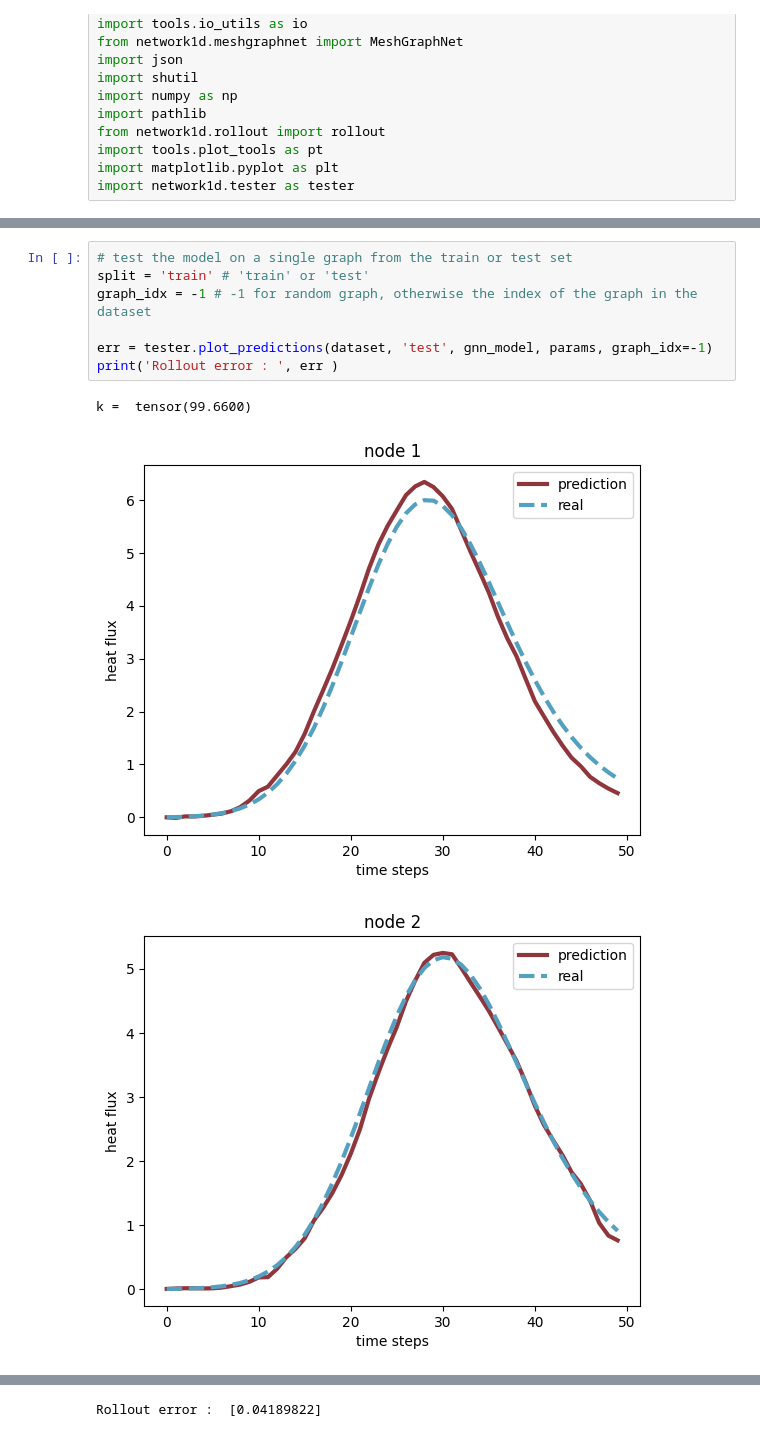
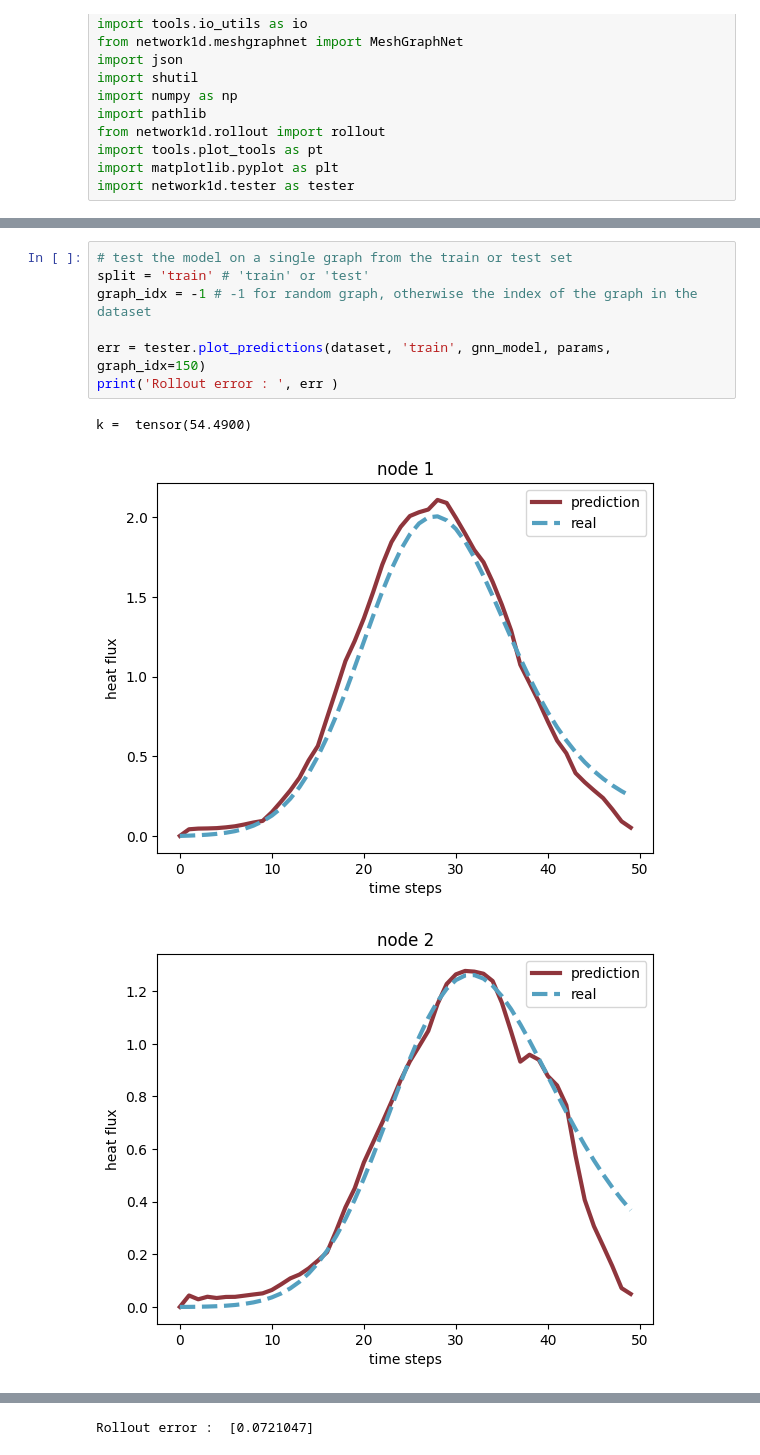
Before and after one commit to itsmebonny/pacsproj, a Jupyter notebook: notebooks/ModelTester.ipynb, the cells around one changed output, grey strips where cells are left out. Cells and saved outputs as stored; diff of their text form.

```diff
--- a/notebooks/ModelTester.ipynb
+++ b/notebooks/ModelTester.ipynb
@@ -61,11 +61,11 @@ Final rollout error on test set:  [0.03358303]
 # %%
 # test the model on a single graph from the train or test set
 split = 'train' # 'train' or 'test'
 graph_idx = -1 # -1 for random graph, otherwise the index of the graph in the dataset
 
-err = tester.plot_predictions(dataset, 'test', gnn_model, params, graph_idx=-1)
+err = tester.plot_predictions(dataset, 'train', gnn_model, params, graph_idx=150)
 print('Rollout error : ', err )
 # %% [output]
-k =  tensor(99.6600)
+k =  tensor(54.4900)
-[figure, old version]
+[figure, new version]
-[figure, old version]
+[figure, new version]
@@ -73,4 +73,4 @@ k =  tensor(99.6600)
-Rollout error :  [0.04189822]
+Rollout error :  [0.0721047]
 # %%
 # test the model on a new graph
 
```
Also changed, not shown: parts of 3 cells of this notebook, 7 other files.
